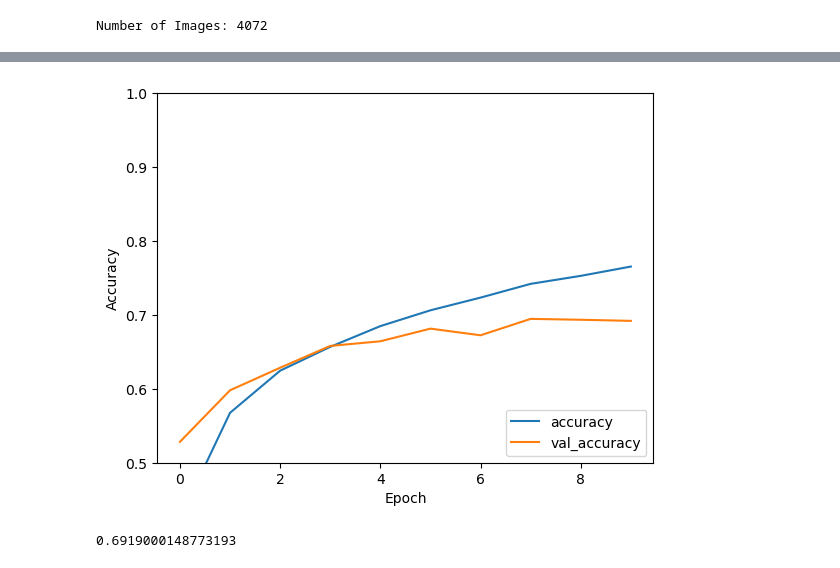
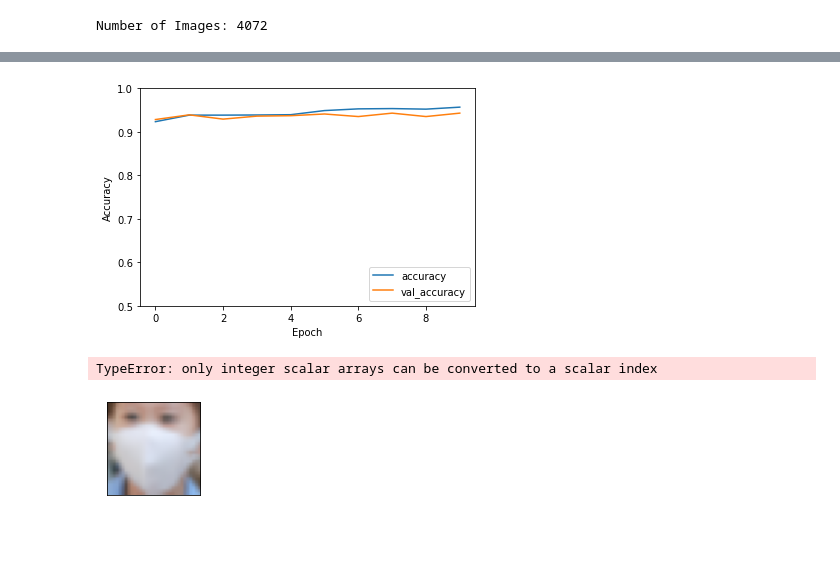
Before and after one commit to humzaym/bean-classification-cnn, a Jupyter notebook: CNN.ipynb, the cells around one changed output, grey strips where cells are left out. Saved outputs shown, nothing was run; the diff lists cells and outputs as text; code cells hidden in the pictures; blank space fills up the shorter version.

```diff
--- a/CNN.ipynb
+++ b/CNN.ipynb
@@ -19,6 +37,11 @@ import numpy as np
 # %%
 path_suff = "maksssksksss"
 n = 853
+
+classes = ['with_mask', 'mask_weared_incorrect', 'without_mask']
+
+def return_code(label):
+    return classes.index(label)
 
 imgs = []
 labels = []
@@ -33,16 +56,14 @@ for i in range(n):
     ymaxs = doc.getElementsByTagName("ymax")
 
     for j in range(len(names)):
-        labels.append(names[j].firstChild.data)
+        labels.append([return_code(names[j].firstChild.data)])
+        temp = img.crop((float(xmins[j].firstChild.data), float(ymins[j].firstChild.data),
+                         float(xmaxs[j].firstChild.data), float(ymaxs[j].firstChild.data))).convert('RGB')
 
-        imgs.append(img.crop((float(xmins[j].firstChild.data), float(ymins[j].firstChild.data),
-                              float(xmaxs[j].firstChild.data), float(ymaxs[j].firstChild.data))).convert('RGB'))
+        temp = tf.image.convert_image_dtype(temp, tf.float32)
+
+        imgs.append(np.asarray(tf.image.resize(temp, (32, 32))))
 
 print("Number of Images: " + str(len(imgs)))
 # %% [output]
 Number of Images: 4072
-# %%
-training_split = 0.75
-print("Number of Training Images: " + str(int(len(imgs)*(training_split))))
-print("Number of Test Images: " + str(int(len(imgs)*(1-training_split))))
-imgs = np.array(imgs, dtype=object)
@@ -58 +77,5 @@ TypeError: unsupported operand type(s) for /: 'Image' and 'float'
+# %%
+train_images, test_images, train_labels, test_labels = train_test_split(imgs, labels, test_size = 0.25)
+train_labels = np.array(train_labels)
+test_labels = np.array(test_labels)
 # %%
@@ -108,7 +142,7 @@ model.compile(optimizer='adam',
               loss=tf.keras.losses.SparseCategoricalCrossentropy(from_logits=True),
               metrics=['accuracy'])
 
-history = model.fit(train_images, train_labels, epochs=10,
-                    validation_data=(test_images, test_labels))
+history = model.fit(np.array(train_images), train_labels, epochs=10,
+                    validation_data=(np.array(test_images), test_labels))
 # %% [output]
 Epoch 1/10
@@ -139,5 +173,5 @@ plt.ylabel('Accuracy')
 plt.ylim([0.5, 1])
 plt.legend(loc='lower right')
 
-test_loss, test_acc = model.evaluate(test_images,  test_labels, verbose=2)
+test_loss, test_acc = model.evaluate(np.array(test_images),  test_labels, verbose=2)
 # %% [output]
@@ -145,5 +179,14 @@ test_loss, test_acc = model.evaluate(test_images,  test_labels, verbose=2)
-[figure, old version]
+[figure, new version]
 # %%
-print (test_acc)
+plt.figure(figsize=(10,10))
+for i in range(25):
+    plt.subplot(5,5,i+1)
+    plt.xticks([])
+    plt.yticks([])
+    plt.grid(False)
+    plt.imshow(train_images[i])
+    plt.xlabel(classes[model.predict(np.concatenate(np.array([None]), np.array(train_images[i])))])
+plt.show()
 # %% [output]
-0.6919000148773193
+TypeError: only integer scalar arrays can be converted to a scalar index
+[figure, added]
```
Also changed, not shown: parts of 14 cells of this notebook.
